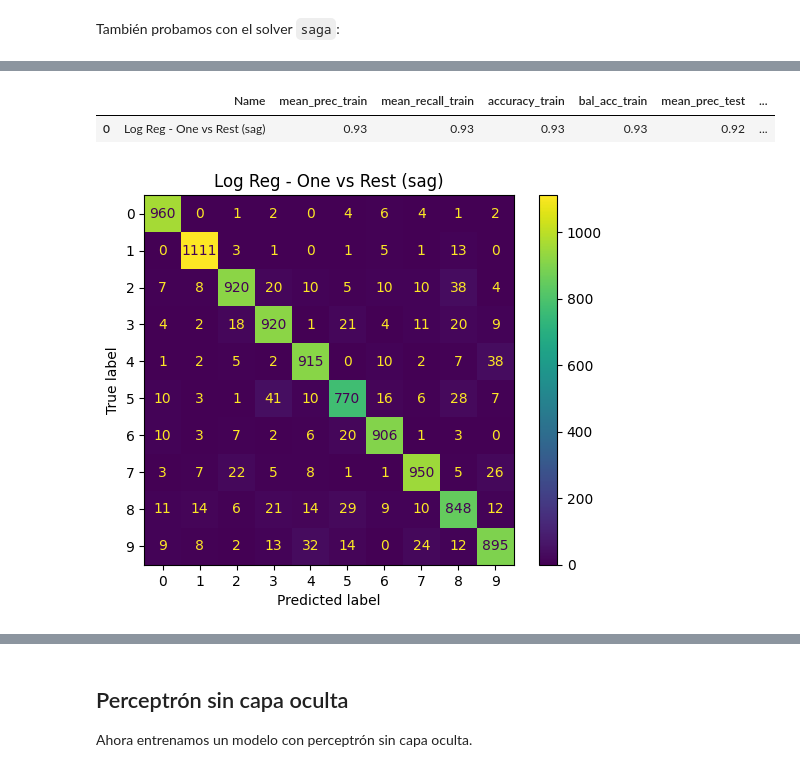
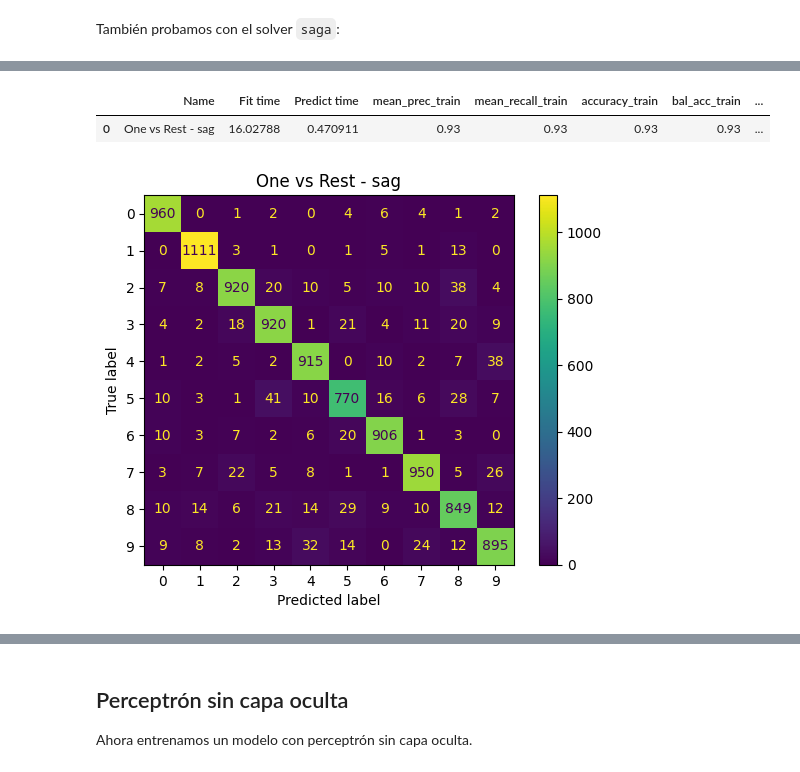
Before and after one commit to Davidjmz12/Automatic-Learning, a Jupyter notebook: Lab-04/P4.ipynb, the cells around one changed output, grey strips where cells are left out. Cells and saved outputs as stored; diff of their text form; code cells hidden in the pictures.

```diff
--- a/Lab-04/P4.ipynb
+++ b/Lab-04/P4.ipynb
@@ -130,23 +130,40 @@ class LogisticMultiClassModel():
         self.model = model
         self.metrics = metrics
         self.name = name
-
+        import time
+        now = time.time()
         self.model.fit(self.x_train, self.y_train)
+        self.time = time.time() - now
 
     def compute_metrics(self, r=2):
-
+        import time
+        now = time.time()
         y_pred_train = self.model.predict(self.x_train)
         y_pred_test = self.model.predict(self.x_test)
+        self.time_predict = time.time() - now
         train_metrics = ClassificationMetrics(self.y_train, y_pred_train, self.metrics)
         train_metrics = train_metrics.compute_metrics("train", r, 0.5)
 
         test_metrics = ClassificationMetrics(self.y_test, y_pred_test, self.metrics)
         test_metrics = test_metrics.compute_metrics("test", r, 0.5)
 
-        metrics = {"Name": self.name, **train_metrics, **test_metrics}
+        metrics = {"Name": self.name, "Fit time":self.time, "Predict time":self.time_predict, **train_metrics, **test_metrics}
         metrics = {a:b for (a,b) in metrics.items() if b}
+        metrics
 
         return pd.DataFrame(metrics)
+
+    def plot_example_real_vs_pred(self, predicted:str, real:str):
+        y_pred = self.model.predict(self.x_test)
+        idx = np.where((y_pred == predicted) & (self.y_test == real))[0]
+        if len(idx) == 0:
+            print("No se encontraron ejemplos con las características especificadas")
+            return
+        idx = idx[0]
+        example = self.x_test[idx].flatten().reshape(28, 28)
+        import matplotlib.pyplot as plt
+        plt.imshow(example, cmap='gray')
+        plt.title(f"Real: {real}, Predicted: {predicted}")
 
     def plot_confusion_matrix(self):
         from sklearn.metrics import confusion_matrix, ConfusionMatrixDisplay
@@ -216,14 +241,14 @@ model_1_sag.compute_metrics()
 # %%
 from sklearn.multiclass import OneVsRestClassifier
 mod_1_one_vs_rest_sag = OneVsRestClassifier(LogisticRegression(solver='sag', max_iter=1000, tol=1e-2, n_jobs=-1), n_jobs=-1)
 
-model_1_one_vs_rest_sag = LogisticMultiClassModel(X_train, y_train, X_test, y_test, mod_1_one_vs_rest_sag, flags, "Log Reg - One vs Rest (sag)")
+model_1_one_vs_rest_sag = LogisticMultiClassModel(X_train, y_train, X_test, y_test, mod_1_one_vs_rest_sag, flags, "One vs Rest - sag")
 
 models.append(model_1_one_vs_rest_sag.compute_metrics())
 
 model_1_one_vs_rest_sag.plot_confusion_matrix()
 model_1_one_vs_rest_sag.compute_metrics()
 # %% [output]
-|  | Name | mean_prec_train | mean_recall_train | accuracy_train | bal_acc_train | mean_prec_test | ... |
-| 0 | Log Reg - One vs Rest (sag) | 0.93 | 0.93 | 0.93 | 0.93 | 0.92 | ... |
+|  | Name | Fit time | Predict time | mean_prec_train | mean_recall_train | accuracy_train | bal_acc_train | ... |
+| 0 | One vs Rest - sag | 16.02788 | 0.470911 | 0.93 | 0.93 | 0.93 | 0.93 | ... |
-[figure, old version]
+[figure, new version]
```
Also changed, not shown: parts of 14 cells of this notebook, 1 other file.
